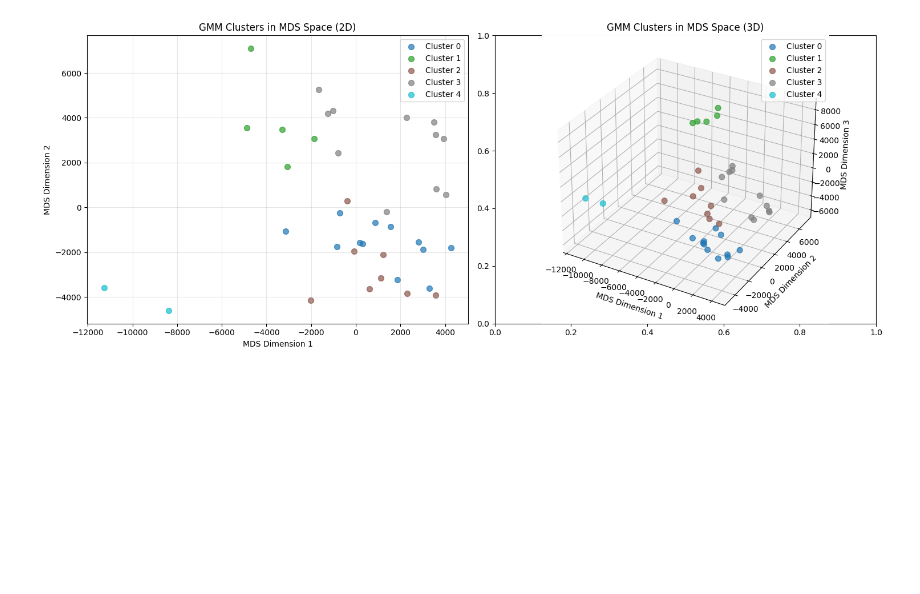
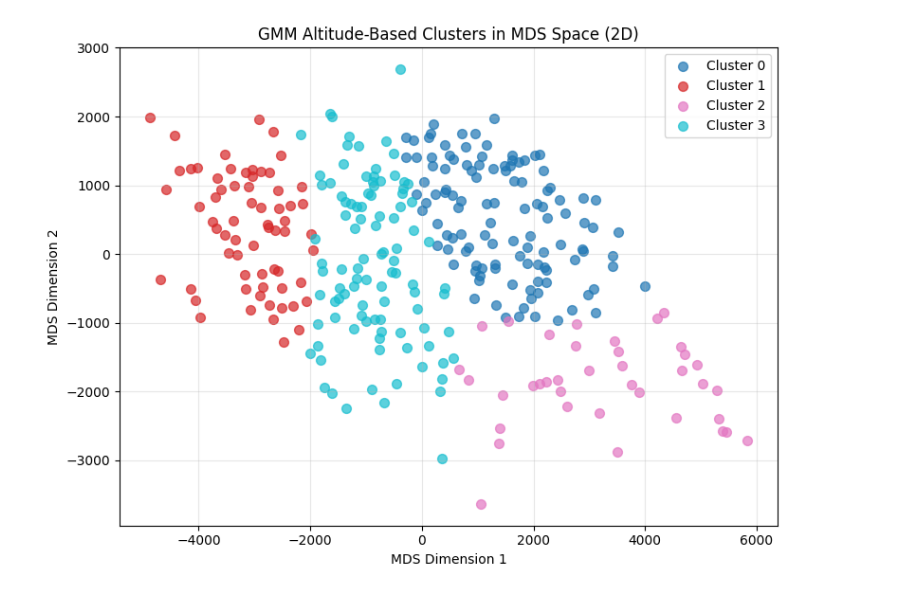
Before and after one commit to Y65NG/code, a Jupyter notebook: gmm_clustering.ipynb, the cells around one changed output. Drawn from its saved outputs; the diff is of its cells as text; code cells hidden in the pictures; blank space fills up the shorter version.

```diff
--- a/gmm_clustering.ipynb
+++ b/gmm_clustering.ipynb
@@ -17,7 +16,7 @@ n_components = 5  # Number of GMM components
 # %%
 np.random.seed(seed)
 
-cases = generate_cases(80)
+cases = generate_cases(1000)
 results = evaluate_cases(cases)
 trajectories = [r.trajectory for r in results if not r.simulation_failed]
 valid_results = [r for r in results if not r.simulation_failed]
@@ -48,7 +49,7 @@ Distance matrix shape: (38, 38)
 # %%
-# Apply MDS to convert distance matrix to feature space
+# Apply MDS to convert altitude-based distance matrix to feature space
 print("Applying MDS transformation...")
-mds = MDS(n_components=3, dissimilarity="precomputed", random_state=seed)
+mds = MDS(n_components=2, dissimilarity="precomputed", random_state=seed)
 X_transformed = mds.fit_transform(distance_matrix)
 print(f"MDS transformed features shape: {X_transformed.shape}")
 print(f"MDS stress: {mds.stress_:.4f}")
@@ -59,13 +60,9 @@ MDS stress: 15774633.6535
 # %%
-# Apply GMM clustering with n=5 components
+# Apply GMM clustering with n=5 components based on altitude trajectories
+n_components = 4
 print(f"Applying GMM clustering with {n_components} components...")
 gmm = GaussianMixture(n_components=n_components, random_state=seed)
 gmm.fit(X_transformed)
-
-# Get BIC and AIC scores
-bic = gmm.bic(X_transformed)
-aic = gmm.aic(X_transformed)
-print(f"BIC: {bic:.2f}, AIC: {aic:.2f}")
 
 # Apply clustering
 clusters = gmm.predict(X_transformed)
@@ -207,8 +200,7 @@ plt.show()
 # %%
 # Visualize clusters in MDS space
-fig, (ax1, ax2) = plt.subplots(1, 2, figsize=(15, 6))
+fig, ax1 = plt.subplots(1, 1, figsize=(8, 6))
 
-# 2D projection of MDS space
 colors = plt.get_cmap("tab10")(np.linspace(0, 1, len(unique_clusters)))
 
 for cluster_id in unique_clusters:
@@ -216,54 +208,32 @@ for cluster_id in unique_clusters:
     color = colors[cluster_id % len(colors)]
 
     # Plot first two MDS dimensions
     ax1.scatter(
         X_transformed[mask, 0],
         X_transformed[mask, 1],
         c=[color],
         label=f"Cluster {cluster_id}",
         alpha=0.7,
         s=50,
     )
 
 ax1.set_xlabel("MDS Dimension 1")
 ax1.set_ylabel("MDS Dimension 2")
-ax1.set_title("GMM Clusters in MDS Space (2D)")
+ax1.set_title("GMM Altitude-Based Clusters in MDS Space (2D)")
 ax1.legend()
 ax1.grid(True, alpha=0.3)
 
-# 3D visualization of MDS space
-ax2 = fig.add_subplot(122, projection="3d")
-
-for cluster_id in unique_clusters:
-    mask = clusters == cluster_id
-    color = colors[cluster_id % len(colors)]
-
-    ax2.scatter(
-        X_transformed[mask, 0],
-        X_transformed[mask, 1],
-        X_transformed[mask, 2],
-        c=[color],
-        label=f"Cluster {cluster_id}",
-        alpha=0.7,
-        s=50,
-    )
-
-ax2.set_xlabel("MDS Dimension 1")
-ax2.set_ylabel("MDS Dimension 2")
-ax2.set_zlabel("MDS Dimension 3")
-ax2.set_title("GMM Clusters in MDS Space (3D)")
-ax2.legend()
 
 plt.tight_layout()
 
 if save_plot:
     plt.savefig(
         f"results/gmm_{n_components}_clusters_mds.png",
         dpi=300,
         bbox_inches="tight",
     )
     print(f"MDS plot saved to results/gmm_{n_components}_clusters_mds.png")
 
 plt.show()
 # %% [output]
-[figure, old version]
+[figure, new version]
```
Also changed, not shown: parts of 10 cells of this notebook, 1 other file.
